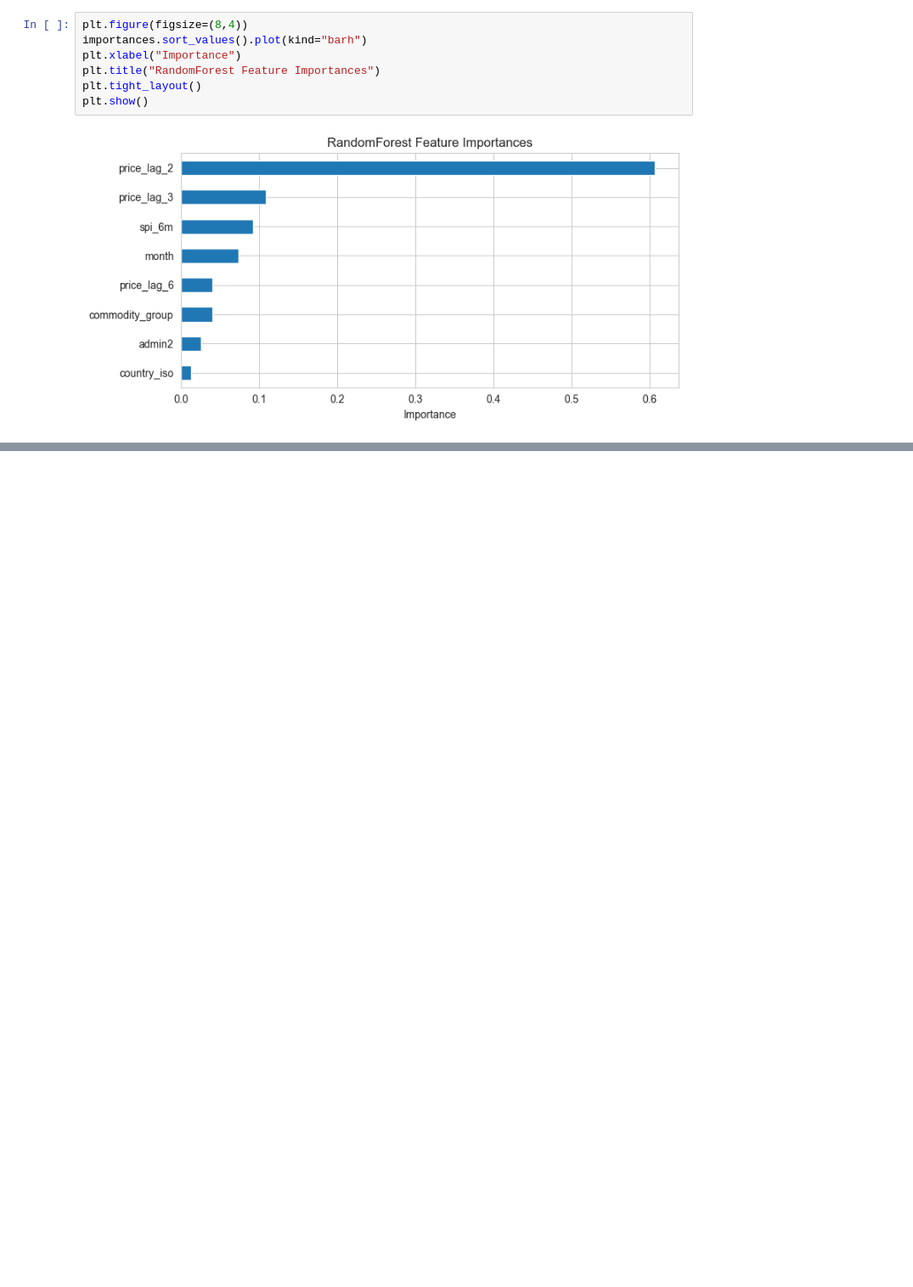
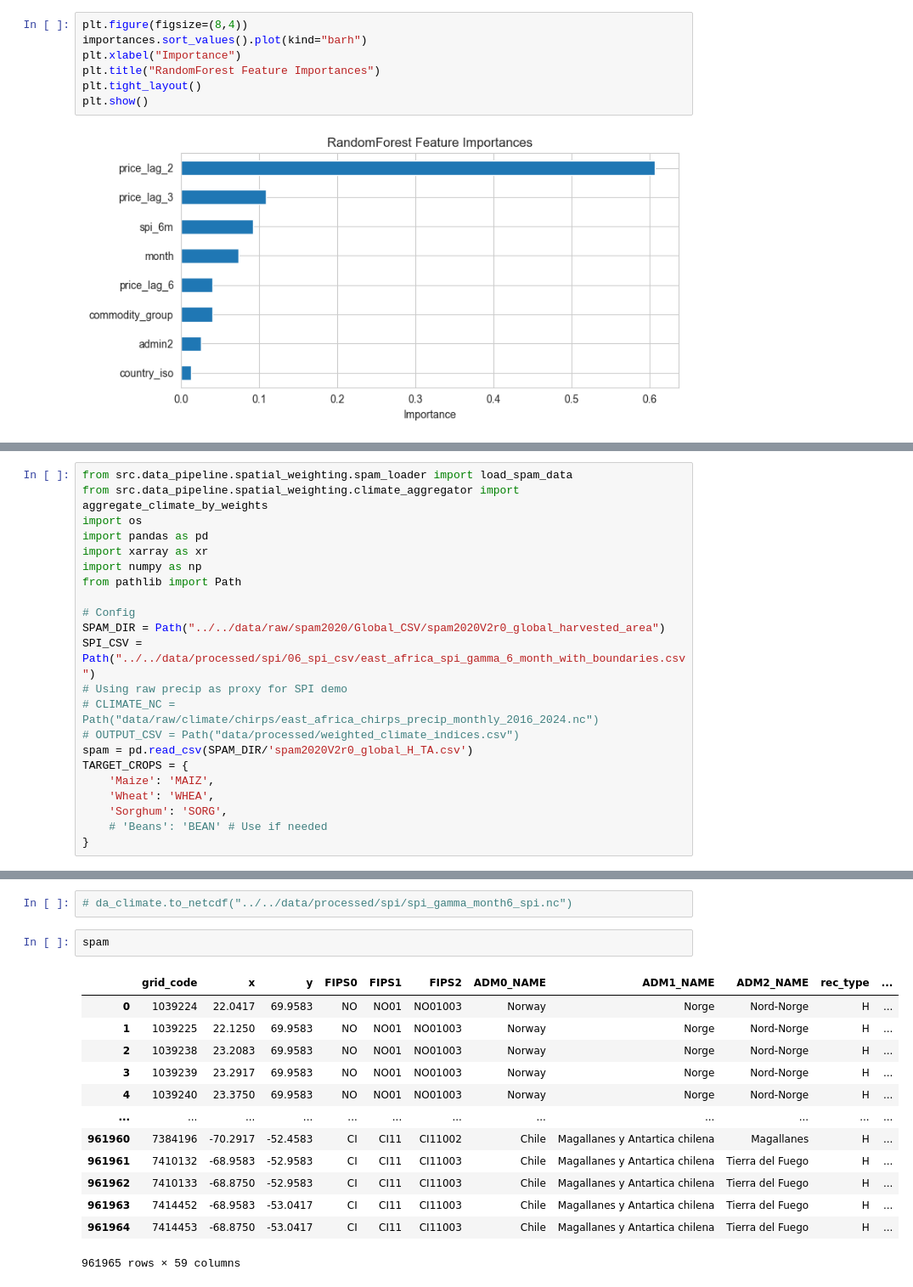
Before and after one commit to halim-jun/subnational_price_prediction, a Jupyter notebook: src/notebook/subnational_level_prediction_baseline.ipynb, the cells around one changed output, grey strips where cells are left out. Shown at 85% size. Cells and saved outputs as stored; diff of their text form; blank space fills up the shorter version.

Commit message:
working after data adding

```diff
--- a/src/notebook/subnational_level_prediction_baseline.ipynb
+++ b/src/notebook/subnational_level_prediction_baseline.ipynb
@@ -384,0 +401,22 @@ plt.show()
+# %%
+from src.data_pipeline.spatial_weighting.spam_loader import load_spam_data
+from src.data_pipeline.spatial_weighting.climate_aggregator import aggregate_climate_by_weights
+import os
+import pandas as pd
+import xarray as xr
+import numpy as np
+from pathlib import Path
+
+# Config
+SPAM_DIR = Path("../../data/raw/spam2020/Global_CSV/spam2020V2r0_global_harvested_area")
+SPI_CSV = Path("../../data/processed/spi/06_spi_csv/east_africa_spi_gamma_6_month_with_boundaries.csv")
+# Using raw precip as proxy for SPI demo
+# CLIMATE_NC = Path("data/raw/climate/chirps/east_africa_chirps_precip_monthly_2016_2024.nc")
+# OUTPUT_CSV = Path("data/processed/weighted_climate_indices.csv")
+spam = pd.read_csv(SPAM_DIR/'spam2020V2r0_global_H_TA.csv')
+TARGET_CROPS = {
+    'Maize': 'MAIZ',
+    'Wheat': 'WHEA',
+    'Sorghum': 'SORG',
+    # 'Beans': 'BEAN' # Use if needed
+}
@@ -384,0 +453,18 @@ plt.show()
+# %%
+# da_climate.to_netcdf("../../data/processed/spi/spi_gamma_month6_spi.nc")
+# %%
+spam
+# %% [output]
+|  | grid_code | x | y | FIPS0 | FIPS1 | FIPS2 | ADM0_NAME | ADM1_NAME | ADM2_NAME | rec_type | ... |
+| 0 | 1039224 | 22.0417 | 69.9583 | NO | NO01 | NO01003 | Norway | Norge | Nord-Norge | H | ... |
+| 1 | 1039225 | 22.1250 | 69.9583 | NO | NO01 | NO01003 | Norway | Norge | Nord-Norge | H | ... |
+| 2 | 1039238 | 23.2083 | 69.9583 | NO | NO01 | NO01003 | Norway | Norge | Nord-Norge | H | ... |
+| 3 | 1039239 | 23.2917 | 69.9583 | NO | NO01 | NO01003 | Norway | Norge | Nord-Norge | H | ... |
+| 4 | 1039240 | 23.3750 | 69.9583 | NO | NO01 | NO01003 | Norway | Norge | Nord-Norge | H | ... |
+| ... | ... | ... | ... | ... | ... | ... | ... | ... | ... | ... | ... |
+| 961960 | 7384196 | -70.2917 | -52.4583 | CI | CI11 | CI11002 | Chile | Magallanes y Antartica chilena | Magallanes | H | ... |
+| 961961 | 7410132 | -68.9583 | -52.9583 | CI | CI11 | CI11003 | Chile | Magallanes y Antartica chilena | Tierra del Fuego | H | ... |
+| 961962 | 7410133 | -68.8750 | -52.9583 | CI | CI11 | CI11003 | Chile | Magallanes y Antartica chilena | Tierra del Fuego | H | ... |
+| 961963 | 7414452 | -68.9583 | -53.0417 | CI | CI11 | CI11003 | Chile | Magallanes y Antartica chilena | Tierra del Fuego | H | ... |
+| 961964 | 7414453 | -68.8750 | -53.0417 | CI | CI11 | CI11003 | Chile | Magallanes y Antartica chilena | Tierra del Fuego | H | ... |
+961965 rows × 59 columns
```
Also changed, not shown: parts of 10 cells of this notebook, 29 other files.
